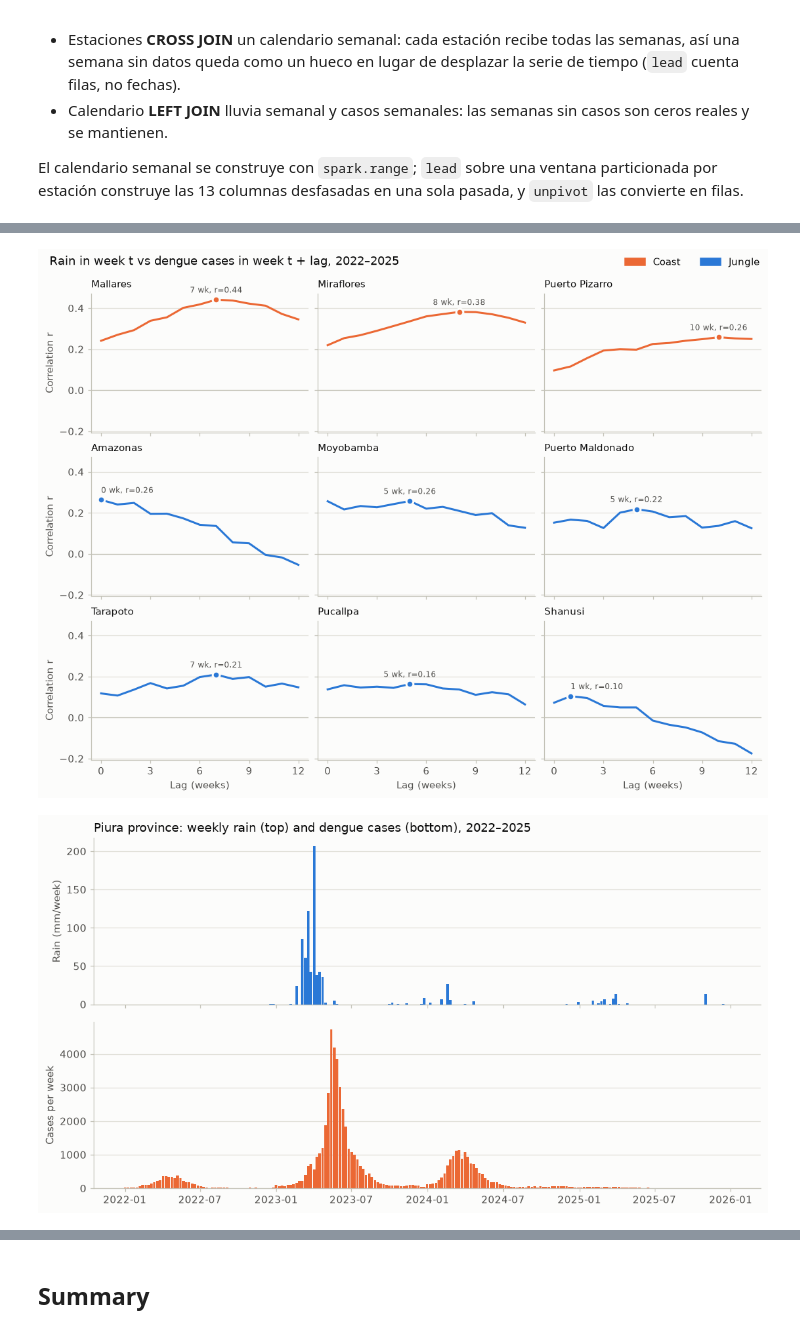
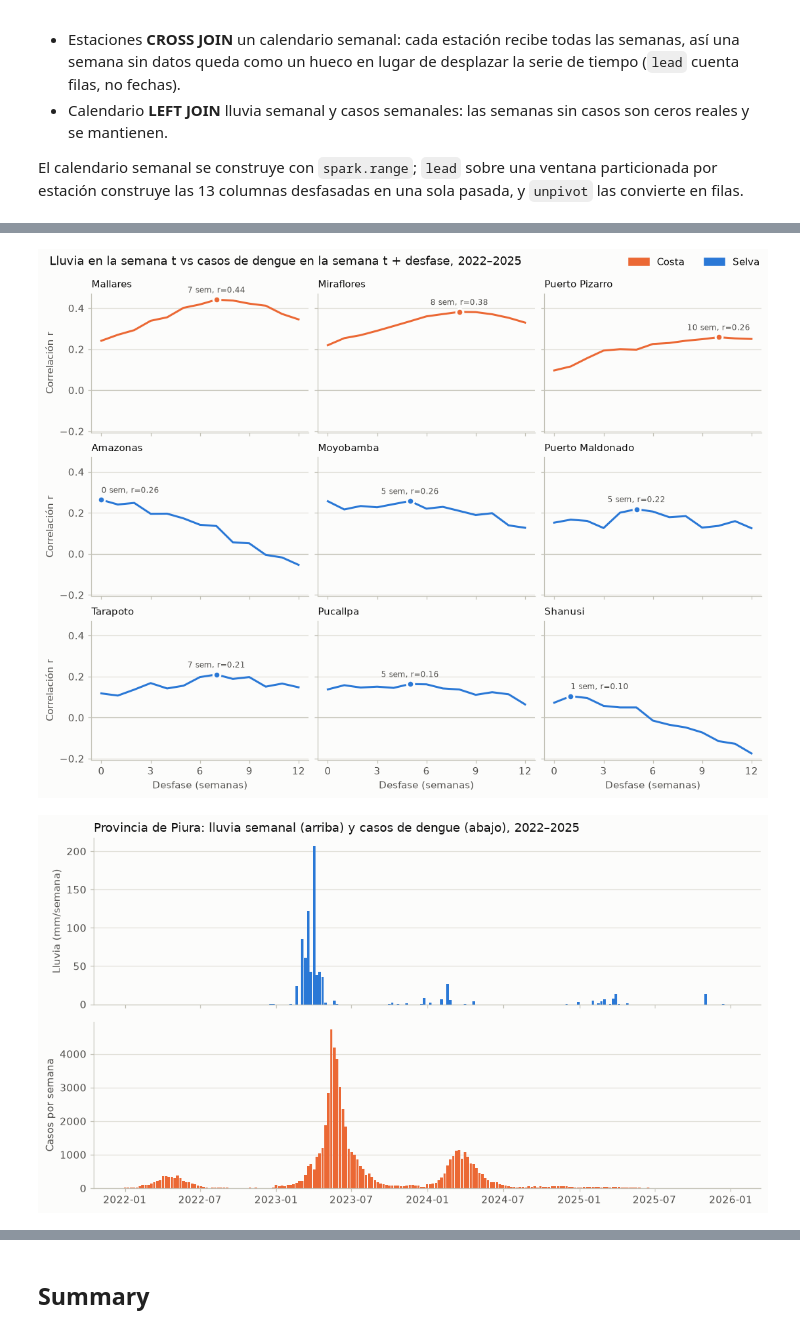
Before and after one commit to raymond1242/MAE-CDE-apache-spark, a Jupyter notebook: notebooks/02_analysis.ipynb, the cells around one changed output, grey strips where cells are left out. Saved outputs shown, nothing was run; the diff lists cells and outputs as text; code cells hidden in the pictures.

```diff
--- a/notebooks/02_analysis.ipynb
+++ b/notebooks/02_analysis.ipynb
@@ -143,10 +142,10 @@ ax.bar([r.year for r in rows], [r.cases / 1000 for r in rows], width=0.75,
        color=[BLUE if r.epidemic else AXIS for r in rows], edgecolor=SURFACE, linewidth=2)
 for r in rows:
     if r.epidemic:
-        ax.annotate(f"{r.cases / 1000:,.0f}k", (r.year, r.cases / 1000), xytext=(0, 3),
+        ax.annotate(f"{r.cases / 1000:,.0f}", (r.year, r.cases / 1000), xytext=(0, 3),
                     textcoords="offset points", ha="center", fontsize=9, color=INK_2)
-ax.set_title("Dengue cases per year in Peru, 2000–2025 (epidemic years in blue)")
-ax.set_ylabel("Cases (thousands)")
+ax.set_title("Casos de dengue por año en el Perú, 2000–2025 (años epidémicos en azul)")
+ax.set_ylabel("Casos (miles)")
 ax.set_xticks(range(2000, 2026, 5))
 save(fig, "q1_cases_per_year")
 plt.show()
@@ -311,16 +309,16 @@ grid = {(r.age_group, r.sex): r.incidence_100k for r in rates.collect()}
 groups = sorted({g for g, _ in grid})
 width = 0.38
 fig, ax = plt.subplots(figsize=(8, 4))
-for offset, (sex, label, color) in zip((-width / 2, width / 2), (("F", "Women", BLUE), ("M", "Men", ORANGE))):
+for offset, (sex, label, color) in zip((-width / 2, width / 2), (("F", "Mujeres", BLUE), ("M", "Hombres", ORANGE))):
     values = [grid[(g, sex)] for g in groups]
     ax.bar([i + offset for i in range(len(groups))], values, width=width, color=color, label=label,
            edgecolor=SURFACE, linewidth=2)
     peak = max(range(len(groups)), key=lambda i: values[i])
     ax.annotate(f"{values[peak]:,.0f}", (peak + offset, values[peak]), xytext=(0, 3),
                 textcoords="offset points", ha="center", fontsize=9, color=INK_2)
-ax.set_xticks(range(len(groups)), [f"{g} years" for g in groups])
-ax.set_title("Dengue incidence by life stage and sex, 2022–2025")
-ax.set_ylabel("Yearly cases per 100,000 people")
+ax.set_xticks(range(len(groups)), [f"{g} años" for g in groups])
+ax.set_title("Incidencia de dengue por etapa de vida y sexo, 2022–2025")
+ax.set_ylabel("Casos por 100,000 habitantes al año")
 ax.legend(loc="upper left")
 save(fig, "q3_age_sex")
 plt.show()
@@ -528,9 +528,11 @@ fig, ax = plt.subplots(figsize=(8, 4))
 for offset, year, color in ((-width / 2, 2023, BLUE), (width / 2, 2024, ORANGE)):
     ax.bar([i + offset for i in range(len(groups))], [grid.get((year, g), 0) for g in groups], width=width,
            color=color, label=str(year), edgecolor=SURFACE, linewidth=2)
-ax.set_xticks(range(len(groups)), groups)
-ax.set_title("Dengue incidence by water emergency status (departments with 1,000+ cases)")
-ax.set_ylabel("Cases per 100,000 people")
+labels = {"none": "sin decreto", "rain": "lluvias", "drought": "déficit hídrico",
+          "rain and drought": "lluvias y déficit hídrico"}
+ax.set_xticks(range(len(groups)), [labels[g] for g in groups])
+ax.set_title("Incidencia de dengue según emergencia hídrica (departamentos con 1,000+ casos)")
+ax.set_ylabel("Casos por 100,000 habitantes")
 ax.legend(loc="upper right")
 save(fig, "q5_water_emergencies")
 plt.show()
@@ -642,33 +642,33 @@ print("Average correlation by region and lag")
 # %%
 curves = {}
 for r in lag_corr.orderBy("lag_weeks").collect():
     curves.setdefault((r.region, r.station_name), []).append(r.r)
 order = sorted(curves, key=lambda k: (k[0], -max(curves[k])))
 
 fig, axes = plt.subplots(3, 3, figsize=(10, 7.5), sharex=True, sharey=True, layout="constrained")
 for ax, key in zip(axes.flat, order):
     region, name = key
     color = ORANGE if region == "coast" else BLUE
     values = curves[key]
     best = max(range(len(values)), key=lambda i: values[i])
     ax.axhline(0, color=AXIS, linewidth=0.8)
     ax.plot(LAGS, values, color=color, linewidth=2)
     ax.plot(best, values[best], "o", color=color, markersize=7, markeredgecolor=SURFACE, markeredgewidth=2)
-    ax.annotate(f"{best} wk, r={values[best]:.2f}", (best, values[best]), xytext=(0, 7), textcoords="offset points",
+    ax.annotate(f"{best} sem, r={values[best]:.2f}", (best, values[best]), xytext=(0, 7), textcoords="offset points",
                 ha="left" if best <= 1 else "right" if best >= 11 else "center", fontsize=8, color=INK_2)
     ax.set_title(name.title(), fontsize=10)
     ax.set_xticks([0, 3, 6, 9, 12])
 for ax in axes[-1]:
-    ax.set_xlabel("Lag (weeks)")
+    ax.set_xlabel("Desfase (semanas)")
 for ax in axes[:, 0]:
-    ax.set_ylabel("Correlation r")
-fig.legend(handles=[Patch(color=ORANGE, label="Coast"), Patch(color=BLUE, label="Jungle")],
+    ax.set_ylabel("Correlación r")
+fig.legend(handles=[Patch(color=ORANGE, label="Costa"), Patch(color=BLUE, label="Selva")],
            loc="outside upper right", ncol=2)
-fig.suptitle("Rain in week t vs dengue cases in week t + lag, 2022–2025", x=0.01, ha="left", fontsize=12)
+fig.suptitle("Lluvia en la semana t vs casos de dengue en la semana t + desfase, 2022–2025", x=0.01, ha="left", fontsize=12)
 save(fig, "q6_rain_lag_by_station")
 plt.show()
 # %% [output]
-[figure, old version]
+[figure, new version]
 # %%
 # Piura province: weekly rain (Miraflores station) and weekly cases, in two panels sharing the time axis
 piura = (station_weeks.filter(F.col("station_code") == "105100")
@@ -677,13 +677,13 @@ weeks = [r.week_start for r in piura]
 
 fig, (top, bottom) = plt.subplots(2, 1, figsize=(10, 5.5), sharex=True)
 top.bar(weeks, [r.rain_mm or 0 for r in piura], width=6, color=BLUE)
-top.set_title("Piura province: weekly rain (top) and dengue cases (bottom), 2022–2025")
-top.set_ylabel("Rain (mm/week)")
+top.set_title("Provincia de Piura: lluvia semanal (arriba) y casos de dengue (abajo), 2022–2025")
+top.set_ylabel("Lluvia (mm/semana)")
 bottom.bar(weeks, [r.cases for r in piura], width=6, color=ORANGE)
-bottom.set_ylabel("Cases per week")
+bottom.set_ylabel("Casos por semana")
 fig.tight_layout()
 save(fig, "q6_piura_weekly")
 plt.show()
 # %% [output]
-[figure, old version]
+[figure, new version]
 # %% [markdown]
```
Also changed, not shown: parts of 13 cells of this notebook.
